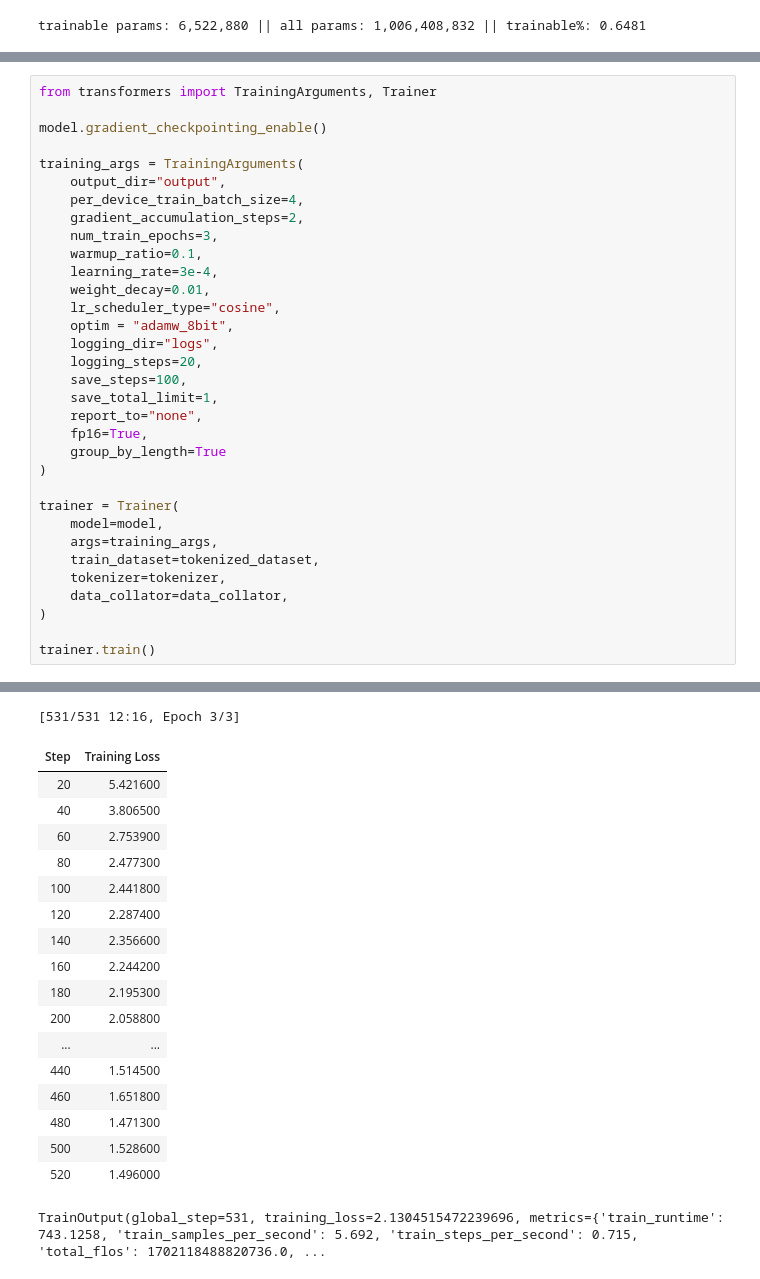
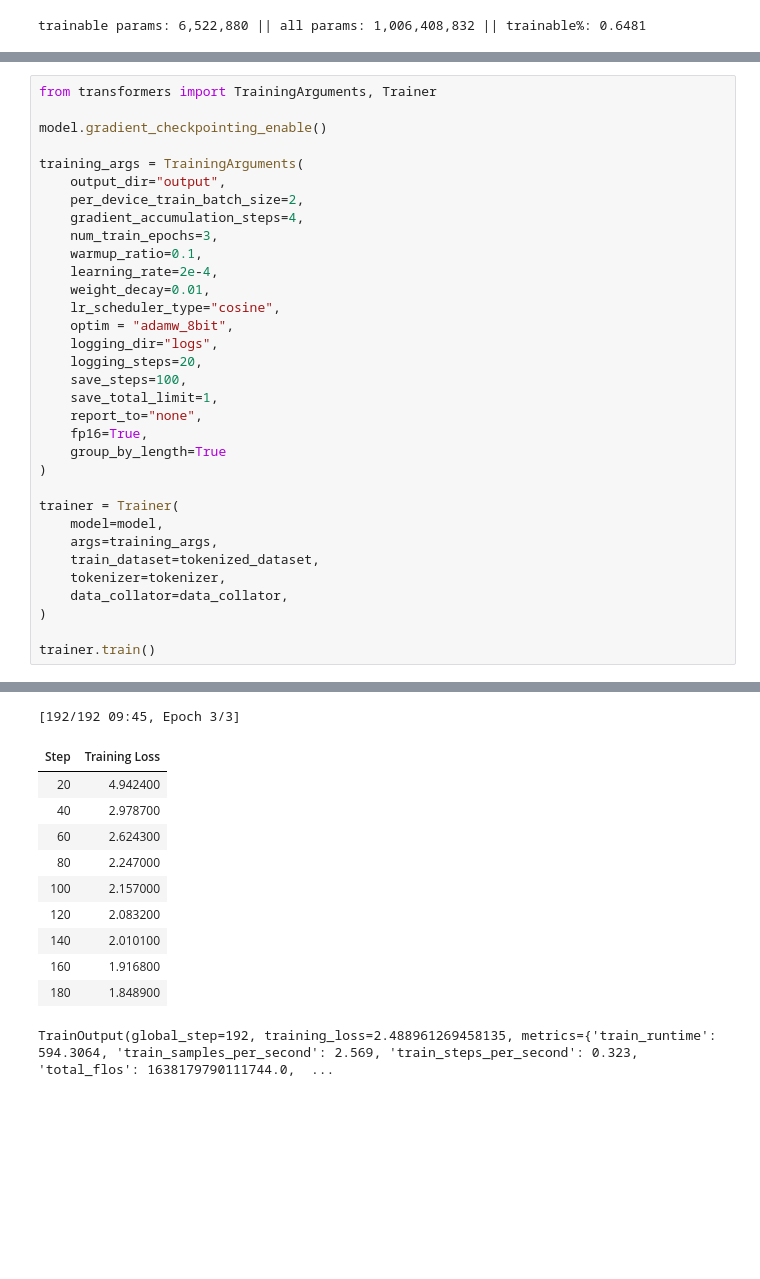
Before and after one commit to Fahmi-XD/Sorachio-1B-Chat, a Jupyter notebook: fine_tune.ipynb, the cells around one changed output, grey strips where cells are left out. Drawn from its saved outputs; the diff is of its cells as text; blank space fills up the shorter version.

```diff
--- a/fine_tune.ipynb
+++ b/fine_tune.ipynb
@@ -153,54 +160,47 @@ model.gradient_checkpointing_enable()
 
 training_args = TrainingArguments(
     output_dir="output",
-    per_device_train_batch_size=4,
-    gradient_accumulation_steps=2,
+    per_device_train_batch_size=2,
+    gradient_accumulation_steps=4,
     num_train_epochs=3,
     warmup_ratio=0.1,
-    learning_rate=3e-4,
+    learning_rate=2e-4,
     weight_decay=0.01,
     lr_scheduler_type="cosine",
     optim = "adamw_8bit",
     logging_dir="logs",
     logging_steps=20,
     save_steps=100,
     save_total_limit=1,
     report_to="none",
     fp16=True,
     group_by_length=True
 )
 
 trainer = Trainer(
     model=model,
     args=training_args,
     train_dataset=tokenized_dataset,
     tokenizer=tokenizer,
     data_collator=data_collator,
 )
 
 trainer.train()
 # %% [output]
 No label_names provided for model class `PeftModelForCausalLM`. Since `PeftModel` hides base models input arguments, if label_names is not given, label_names can't be set automatically within `Trainer ...
 `use_cache=True` is incompatible with gradient checkpointing. Setting `use_cache=False`.
-[531/531 12:16, Epoch 3/3]
+[192/192 09:45, Epoch 3/3]
 | Step | Training Loss |
-| 20 | 5.421600 |
-| 40 | 3.806500 |
-| 60 | 2.753900 |
-| 80 | 2.477300 |
-| 100 | 2.441800 |
-| 120 | 2.287400 |
-| 140 | 2.356600 |
-| 160 | 2.244200 |
-| 180 | 2.195300 |
-| 200 | 2.058800 |
-| ... | ... |
-| 440 | 1.514500 |
-| 460 | 1.651800 |
-| 480 | 1.471300 |
-| 500 | 1.528600 |
-| 520 | 1.496000 |
+| 20 | 4.942400 |
+| 40 | 2.978700 |
+| 60 | 2.624300 |
+| 80 | 2.247000 |
+| 100 | 2.157000 |
+| 120 | 2.083200 |
+| 140 | 2.010100 |
+| 160 | 1.916800 |
+| 180 | 1.848900 |
-TrainOutput(global_step=531, training_loss=2.1304515472239696, metrics={'train_runtime': 743.1258, 'train_samples_per_second': 5.692, 'train_steps_per_second': 0.715, 'total_flos': 1702118488820736.0, ...
+TrainOutput(global_step=192, training_loss=2.488961269458135, metrics={'train_runtime': 594.3064, 'train_samples_per_second': 2.569, 'train_steps_per_second': 0.323, 'total_flos': 1638179790111744.0,  ...
 # %%
 from transformers import AutoModelForCausalLM
 from peft import PeftModel
```
Also changed, not shown: parts of 5 cells of this notebook.
